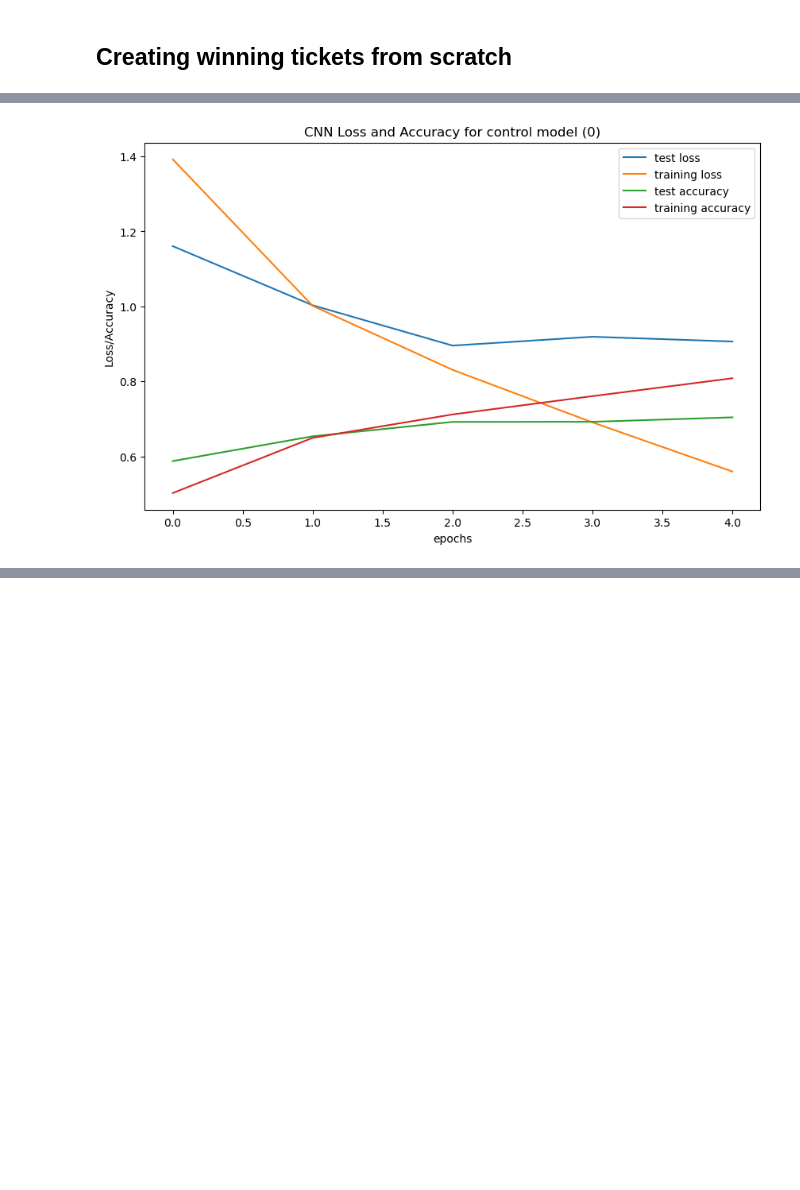
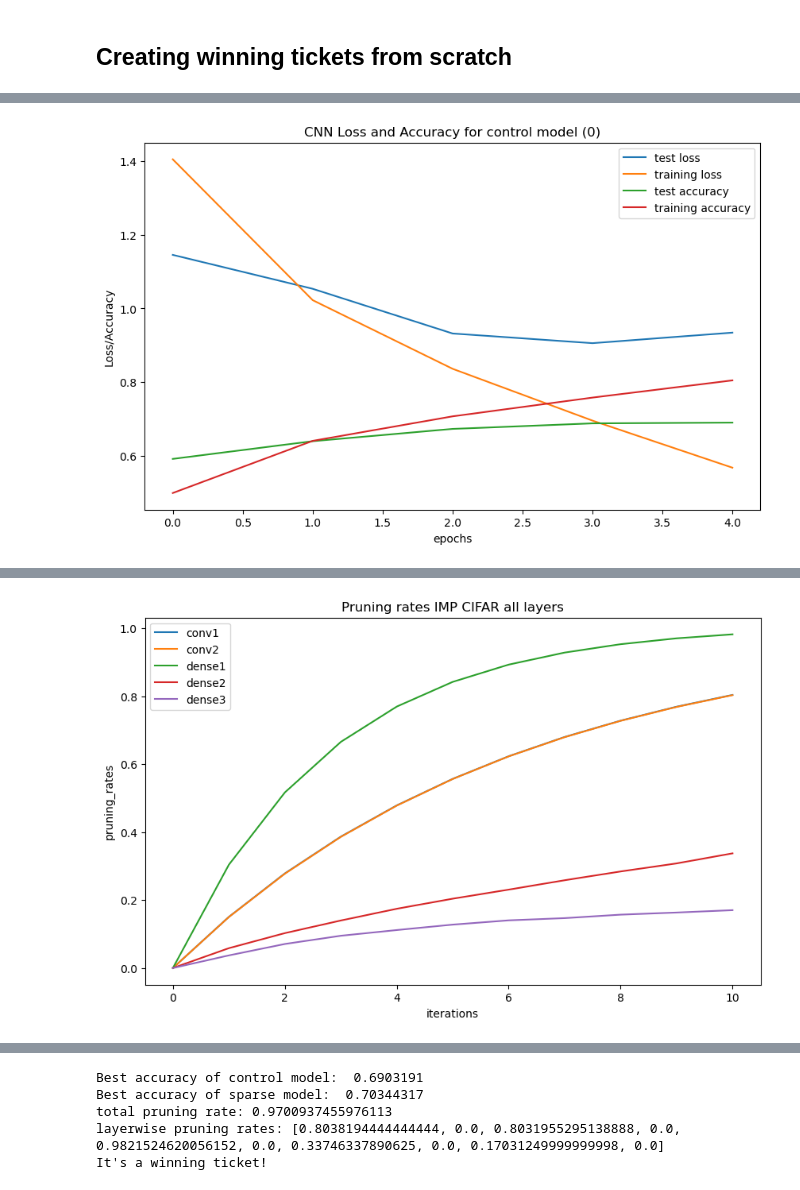
Before and after one commit to Ernalein/ThesisLTH, a Jupyter notebook: 1a Creating WTs with IMP.ipynb, the cells around one changed output, grey strips where cells are left out. Cells and saved outputs as stored; diff of their text form; code cells hidden in the pictures; blank space fills up the shorter version.

```diff
--- a/1a Creating WTs with IMP.ipynb
+++ b/1a Creating WTs with IMP.ipynb
@@ -199,7 +199,7 @@ def imp(datasetname, train, test, model, run, iterations=10, epochs_per_it=5, pr
 
         # save current model
         if save_in_between:
-            model.save_weights(f"./1b WTs/more_p_rates/WT_{datasetname}_IMP{int(np.round(get_pruning_rate(new_weights),2)*100)}_{run}.h5", overwrite=True)
+            model.save_weights(f"./1b WTs/more_p_rates/WT_{datasetname}_IMP{int(np.round(get_pruning_rate(new_weights),2)*100)}_{run}.weights.h5", overwrite=True)
 
     # plotting the pruning rates for each layer per iteration
     pruning_rates = np.array(pruning_rates)
@@ -291,18 +291,20 @@ def create_lottery_tickets(runs, dataset, save_in_between = True):
 
         # compare accuracy to check wheter sparse network is winning ticket
         if sparse_accuracy + 0.02 >= control_accuracy:
+
             print("It's a winning ticket!")
+            if save_in_between == False:
 
-            # save WT model weights
-            sparse_model = CNN2Model()
-            sparse_model(list(train_dataset)[0][0])
-            sparse_model.set_weights(sparse_weights)
-            sparse_model.save_weights(f"./1b WTs/more_p_rates/WT_{dataset}_IMP{int(np.round(get_pruning_rate(sparse_weights),2)*100)}_{r}.h5", overwrite=True)
+                # save WT model weights
+                sparse_model = CNN2Model()
+                sparse_model(list(train_dataset)[0][0])
+                sparse_model.set_weights(sparse_weights)
+                sparse_model.save_weights(f"./1b WTs/WT_{dataset}_IMP{int(np.round(get_pruning_rate(sparse_weights),2)*100)}_{r}.weights.h5", overwrite=True)
 
         else:
             print("It's not a winning ticket.")
 # %%
-create_lottery_tickets(range(10), "CIFAR", save_in_between=True)
+create_lottery_tickets([0], "CIFAR", save_in_between=True)
 #create_lottery_tickets(range(10,15), "SVHN")
 #create_lottery_tickets(range(10,15), "CINIC")
 # %% [output]
@@ -316 +318 @@ create_lottery_tickets(range(10), "CIFAR", save_in_between=True)
-[figure, old version]
+[figure, new version]
@@ -326,0 +336 @@ create_lottery_tickets(range(10), "CIFAR", save_in_between=True)
+[figure, added]
@@ -327,0 +345,5 @@ ValueError: The filename must end in `.weights.h5`. Received: filepath=./1b WTs/
+Best accuracy of control model:  0.6903191
+Best accuracy of sparse model:  0.70344317
+total pruning rate: 0.9700937455976113
+layerwise pruning rates: [0.8038194444444444, 0.0, 0.8031955295138888, 0.0, 0.9821524620056152, 0.0, 0.33746337890625, 0.0, 0.17031249999999998, 0.0]
+It's a winning ticket!
```
Also changed, not shown: parts of 4 cells of this notebook, 25 other files.
